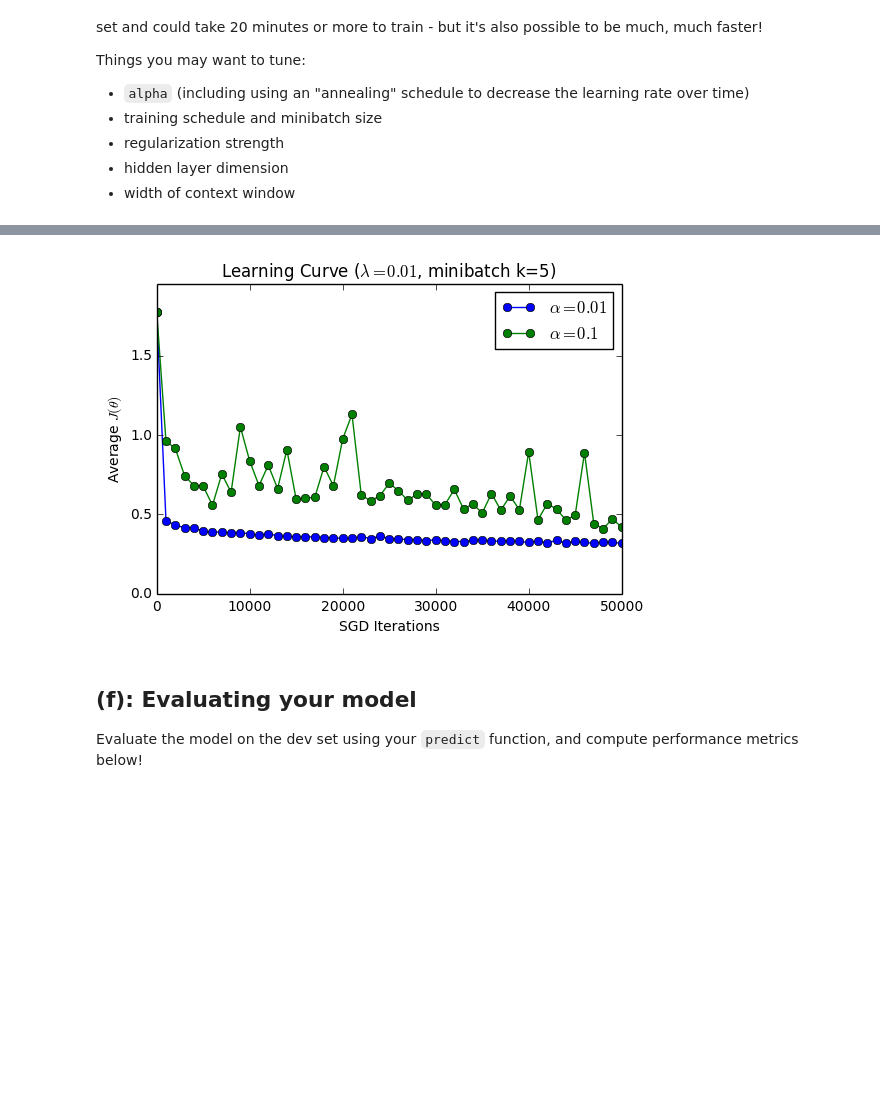
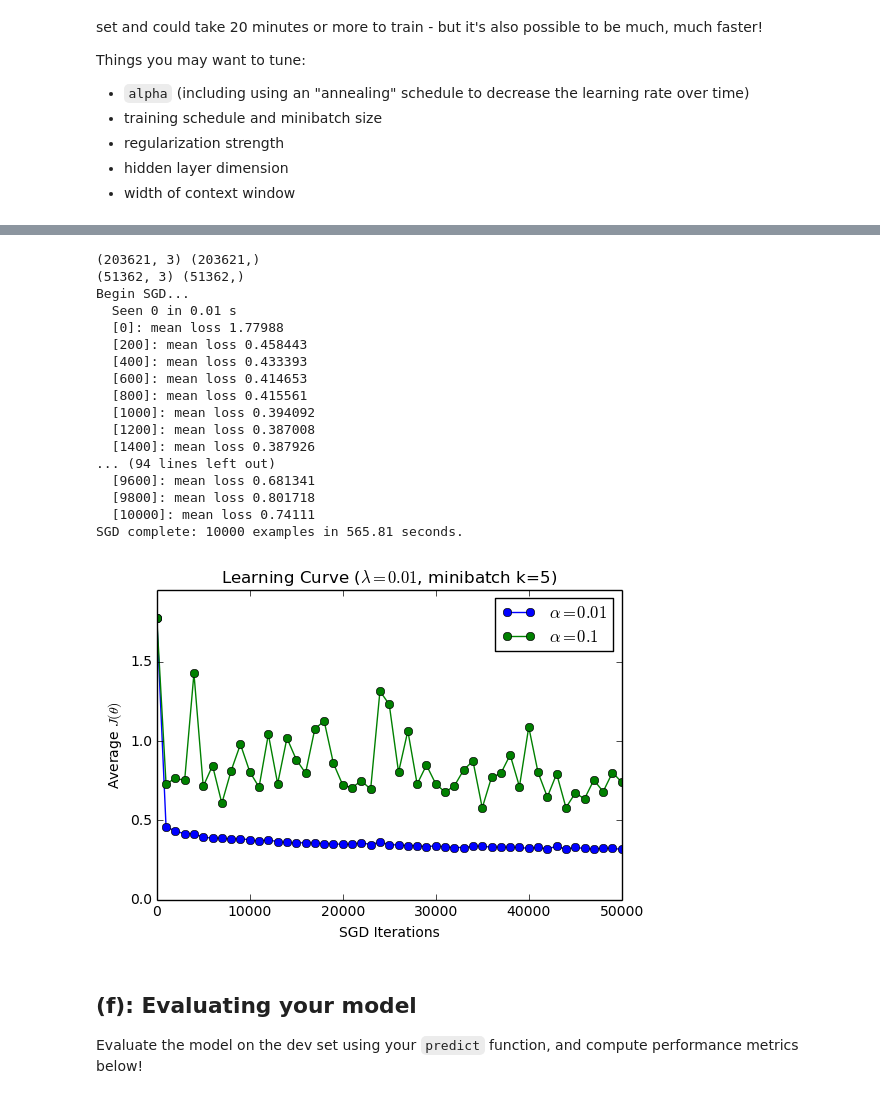
Before and after one commit to Tang7/rnn224, a Jupyter notebook: assignment2/part1-NER.ipynb, the cells around one changed output, grey strips where cells are left out. Drawn from its saved outputs; the diff is of its cells as text; code cells hidden in the pictures; blank space fills up the shorter version.

```diff
--- a/assignment2/part1-NER.ipynb
+++ b/assignment2/part1-NER.ipynb
@@ -310,0 +224,6 @@ SGD complete: 10000 examples in 619.61 seconds.
+# %%
+#### YOUR CODE HERE ####
+# Sandbox: build a good model by tuning hyperparameters
+clf.train_sgd(X_train[:100000], y_train[:100000], idxiter=xrange(100000), printevery=5000, costevery=5000,)
+
+#### END YOUR CODE ####
@@ -440,0 +419,15 @@ SGD complete: 40724 examples in 806.25 seconds.
+# %%
+from nerwindow import full_report, eval_performance
+reg=0.0001
+window_size=7
+
+# Load the training set
+X_train, y_train = du.docs_to_windows(du.load_dataset('data/ner/train'), word_to_num, tag_to_num, wsize=window_size)
+# Load the dev set (for tuning hyperparameters)
+X_dev, y_dev = du.docs_to_windows(du.load_dataset('data/ner/dev'), word_to_num, tag_to_num, wsize=window_size)
+
+clf = WindowMLP(wv, windowsize=window_size, dims=[None, 100, 5], reg=0.0001,alpha=0.01)
+traincurvebest = clf.train_sgd(X_train, y_train, idxiter=idxiter_N, printevery=250000, costevery=250000,)
+yp = clf.predict(X_dev)
+full_report(y_dev, yp, tagnames) # full report, helpful diagnostics
+eval_performance(y_dev, yp, tagnames) # performance: optimize this F1
@@ -467,22 +487,62 @@ savefig("ner.learningcurve.best.png")
 # %%
 ##
 # Plot comparison of learning rates here
 # feel free to change the code below
+
+window_size = 3
+# Load the training set
+docs = du.load_dataset('data/ner/train')
+X_train, y_train = du.docs_to_windows(docs, word_to_num, tag_to_num, wsize=window_size)
+
+# Load the dev set (for tuning hyperparameters)
+docs = du.load_dataset('data/ner/dev')
+X_dev, y_dev = du.docs_to_windows(docs, word_to_num, tag_to_num, wsize=window_size)
+
+def idxiter_batches1():
+    num_batches = 10000
+    for i in xrange(num_batches):
+        yield random.choice(indices, 5)
+
+print X_train.shape, y_train.shape
+print X_dev.shape, y_dev.shape
+
+clf1 = WindowMLP(wv, windowsize=window_size, dims=[None, 100, 5], reg=0.001, alpha=0.01)
+trainingcurve1 = clf1.train_sgd(X_train, y_train, idxiter=idxiter_batches1(), printevery=50000, costevery=200)
+clf2 = WindowMLP(wv, windowsize=window_size, dims=[None, 100, 5], reg=0.001, alpha=0.1)
+trainingcurve2 = clf2.train_sgd(X_train, y_train, idxiter=idxiter_batches1(), printevery=50000, costevery=200)
+
 
 figure(figsize=(6,4))
 counts, costs = zip(*trainingcurve1)
 plot(5*array(counts), costs, color='b', marker='o', linestyle='-', label=r"$\alpha=0.01$")
 counts, costs = zip(*trainingcurve2)
 plot(5*array(counts), costs, color='g', marker='o', linestyle='-', label=r"$\alpha=0.1$")
 title(r"Learning Curve ($\lambda=0.01$, minibatch k=5)")
 xlabel("SGD Iterations"); ylabel(r"Average $J(\theta)$");
 ylim(ymin=0, ymax=max(1.1*max(costs),3*min(costs)));
 legend()
 
 # Don't change this filename
 savefig("ner.learningcurve.comparison.png")
 # %% [output]
+(203621, 3) (203621,)
+(51362, 3) (51362,)
+Begin SGD...
+  Seen 0 in 0.01 s
+  [0]: mean loss 1.77988
+  [200]: mean loss 0.458443
+  [400]: mean loss 0.433393
+  [600]: mean loss 0.414653
+  [800]: mean loss 0.415561
+  [1000]: mean loss 0.394092
+  [1200]: mean loss 0.387008
+  [1400]: mean loss 0.387926
+... (94 lines left out)
+  [9600]: mean loss 0.681341
+  [9800]: mean loss 0.801718
+  [10000]: mean loss 0.74111
+SGD complete: 10000 examples in 565.81 seconds.
-[figure, old version]
+[figure, new version]
 # %% [markdown]
 ## (f): Evaluating your model
 Evaluate the model on the dev set using your `predict` function, and compute performance metrics below!
```
Also changed, not shown: parts of 36 cells of this notebook, 28 other files.
